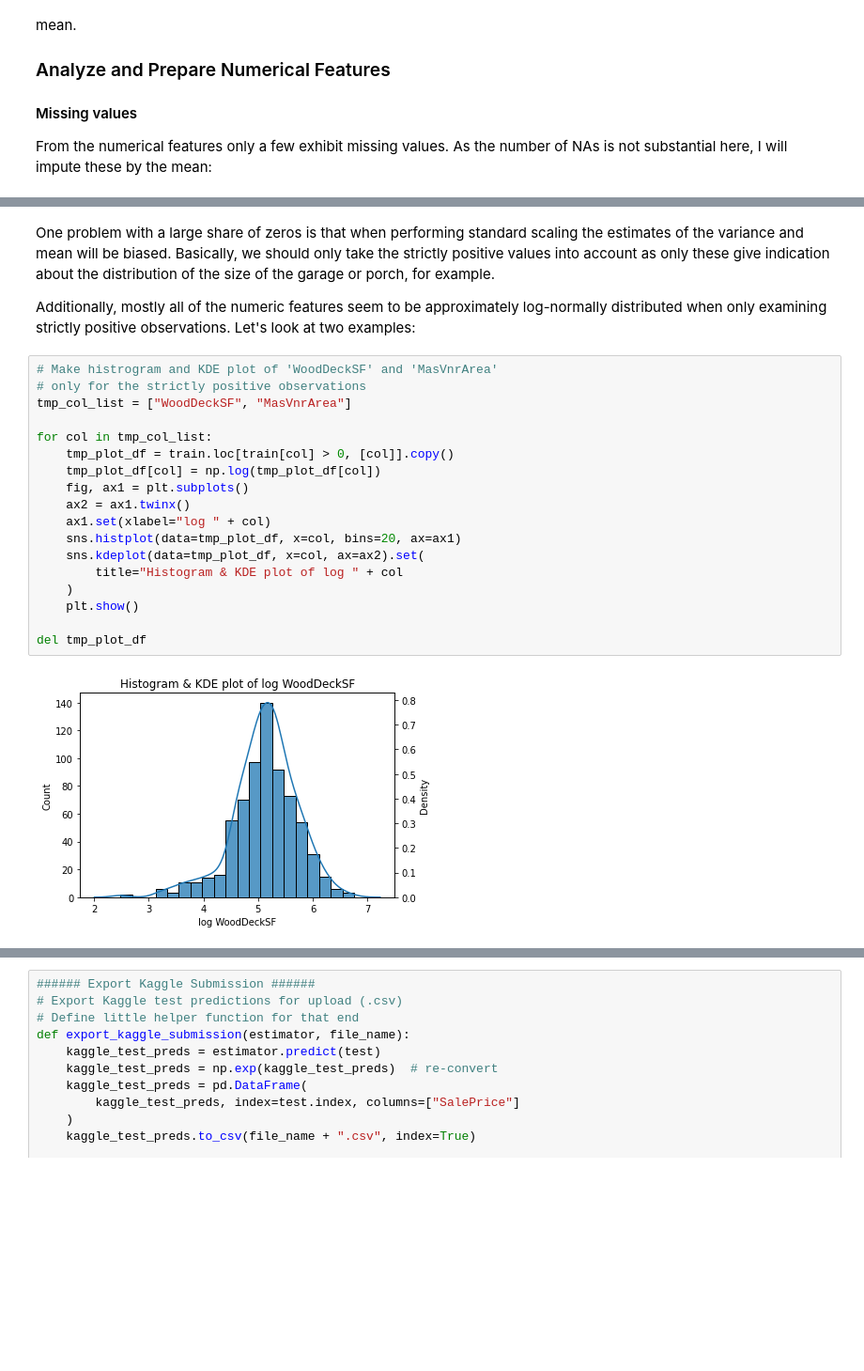
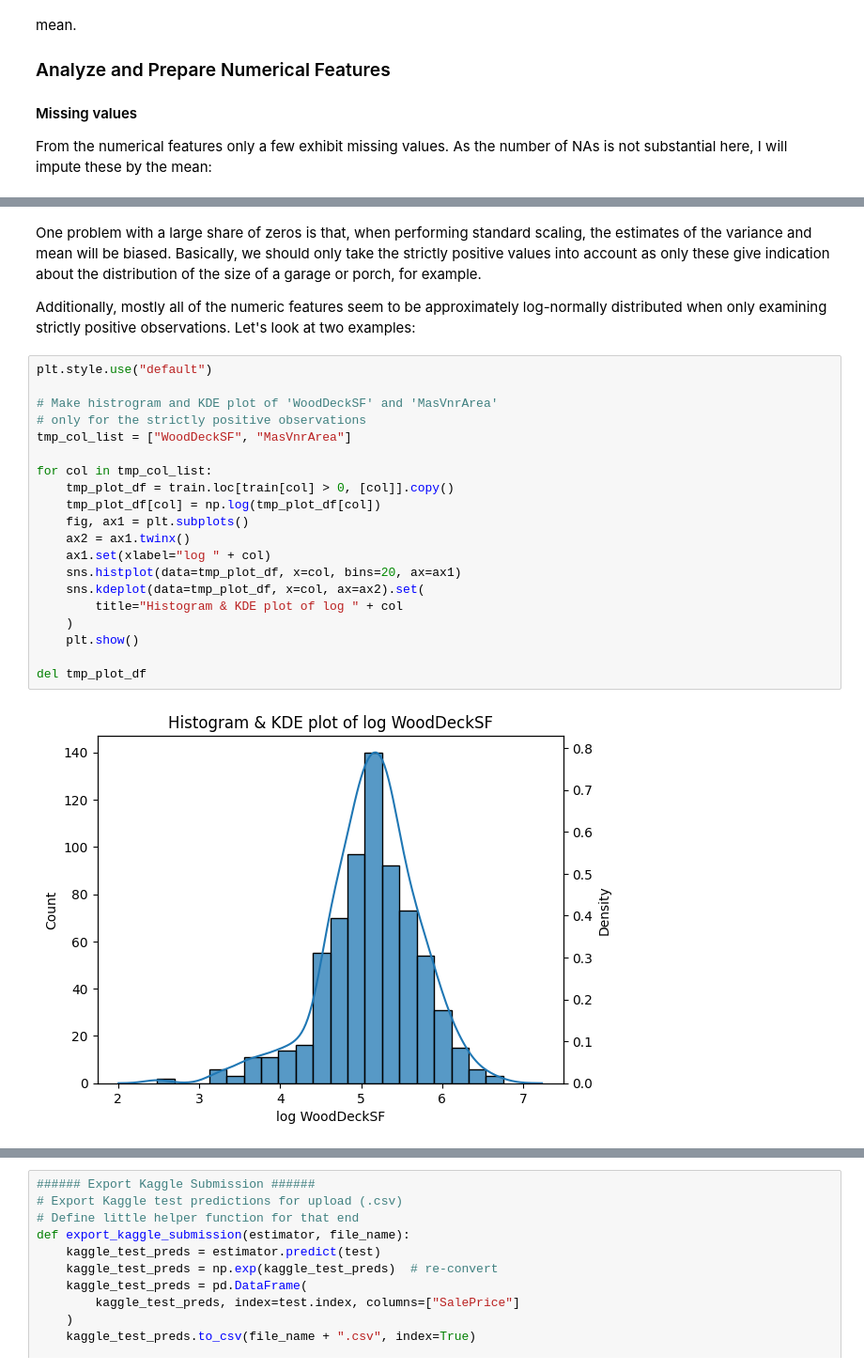
Before and after one commit to LuckyChapeau/kaggle-house-prices, a Jupyter notebook: House_Prices_Comp_Kaggle_LTs.ipynb, the cells around one changed output, grey strips where cells are left out. Shown at 94% size. Cells and saved outputs as stored; diff of their text form; blank space fills up the shorter version.

```diff
--- a/House_Prices_Comp_Kaggle_LTs.ipynb
+++ b/House_Prices_Comp_Kaggle_LTs.ipynb
@@ -415,24 +391,26 @@ dtype: float64
 # %% [markdown]
-One problem with a large share of zeros is that when performing standard scaling the estimates of the variance and mean will be biased. Basically, we should only take the strictly positive values into account as only these give indication about the distribution of the size of the garage or porch, for example.
+One problem with a large share of zeros is that, when performing standard scaling, the estimates of the variance and mean will be biased. Basically, we should only take the strictly positive values into account as only these give indication about the distribution of the size of a garage or porch, for example.
 
 Additionally, mostly all of the numeric features seem to be approximately log-normally distributed when only examining strictly positive observations. Let's look at two examples:
 # %%
+plt.style.use("default")
+
 # Make histrogram and KDE plot of 'WoodDeckSF' and 'MasVnrArea'
 # only for the strictly positive observations
 tmp_col_list = ["WoodDeckSF", "MasVnrArea"]
 
 for col in tmp_col_list:
     tmp_plot_df = train.loc[train[col] > 0, [col]].copy()
     tmp_plot_df[col] = np.log(tmp_plot_df[col])
     fig, ax1 = plt.subplots()
     ax2 = ax1.twinx()
     ax1.set(xlabel="log " + col)
     sns.histplot(data=tmp_plot_df, x=col, bins=20, ax=ax1)
     sns.kdeplot(data=tmp_plot_df, x=col, ax=ax2).set(
         title="Histogram & KDE plot of log " + col
     )
     plt.show()
 
 del tmp_plot_df
 # %% [output]
-[figure, old version]
+[figure, new version]
```
Also changed, not shown: parts of 50 cells of this notebook, 7 other files.
